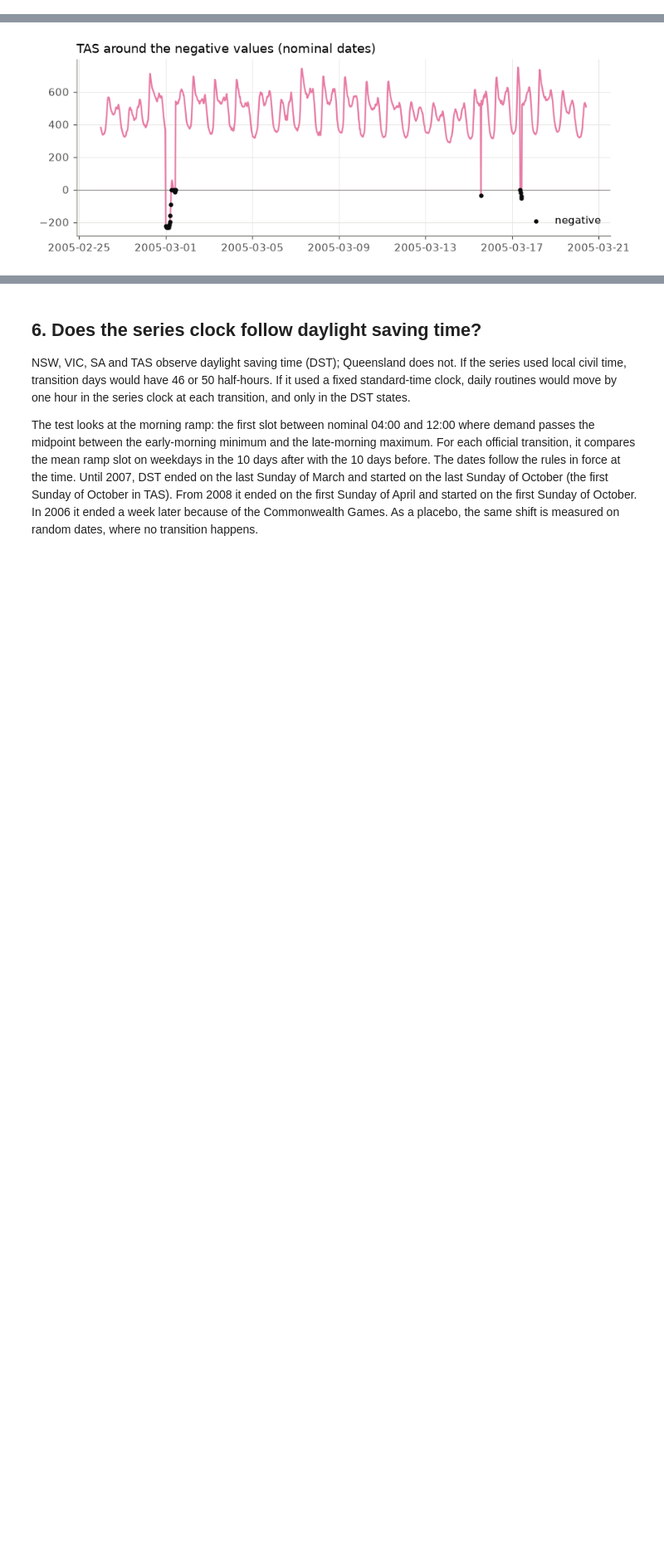
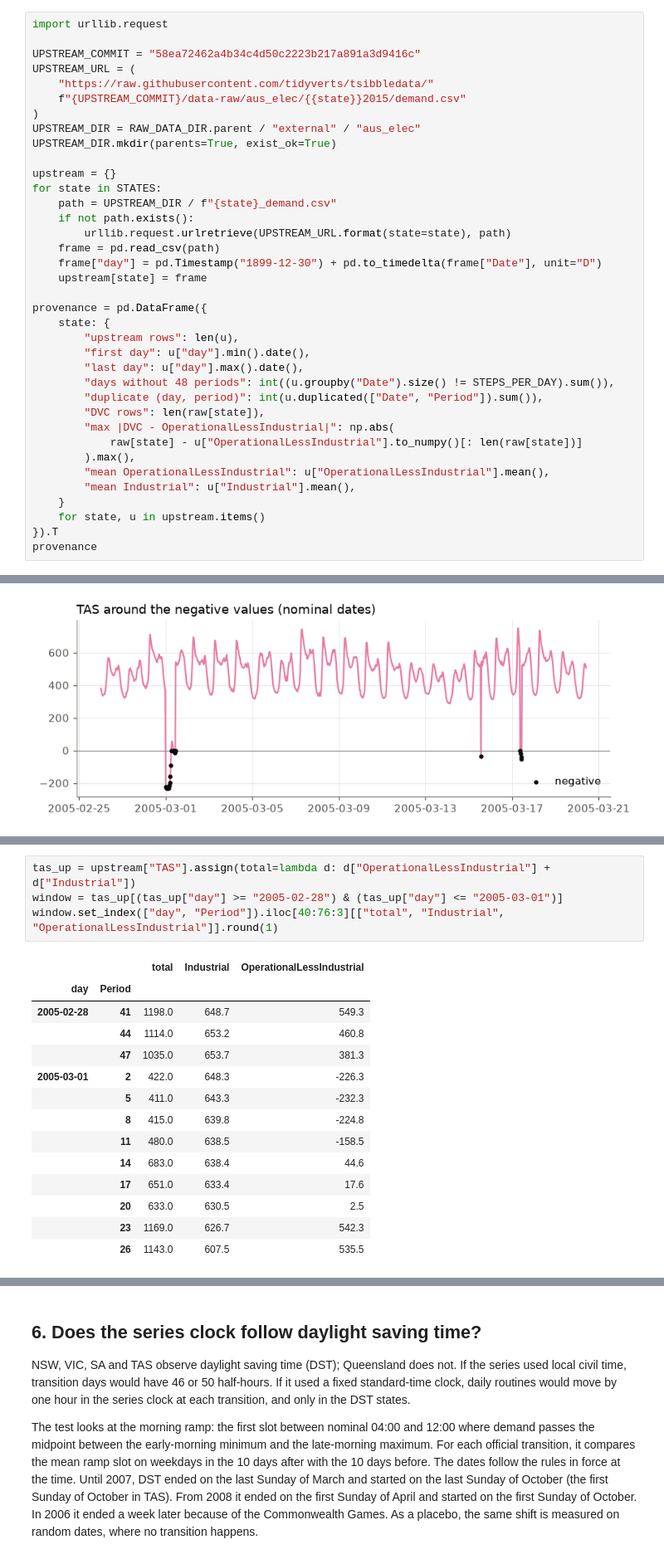
Before and after one commit to mlops-2627q1-mds-upc/MLOps_Endesa, a Jupyter notebook: notebooks/1.0-pp-demand-eda.ipynb, the cells around one changed output, grey strips where cells are left out. Shown at 83% size. Drawn from its saved outputs; the diff is of its cells as text; blank space fills up the shorter version.

```diff
--- a/notebooks/1.0-pp-demand-eda.ipynb
+++ b/notebooks/1.0-pp-demand-eda.ipynb
@@ -110,0 +122,37 @@ catch a mismatch.
+# %%
+import urllib.request
+
+UPSTREAM_COMMIT = "58ea72462a4b34c4d50c2223b217a891a3d9416c"
+UPSTREAM_URL = (
+    "https://raw.githubusercontent.com/tidyverts/tsibbledata/"
+    f"{UPSTREAM_COMMIT}/data-raw/aus_elec/{{state}}2015/demand.csv"
+)
+UPSTREAM_DIR = RAW_DATA_DIR.parent / "external" / "aus_elec"
+UPSTREAM_DIR.mkdir(parents=True, exist_ok=True)
+
+upstream = {}
+for state in STATES:
+    path = UPSTREAM_DIR / f"{state}_demand.csv"
+    if not path.exists():
+        urllib.request.urlretrieve(UPSTREAM_URL.format(state=state), path)
+    frame = pd.read_csv(path)
+    frame["day"] = pd.Timestamp("1899-12-30") + pd.to_timedelta(frame["Date"], unit="D")
+    upstream[state] = frame
+
+provenance = pd.DataFrame({
+    state: {
+        "upstream rows": len(u),
+        "first day": u["day"].min().date(),
+        "last day": u["day"].max().date(),
+        "days without 48 periods": int((u.groupby("Date").size() != STEPS_PER_DAY).sum()),
+        "duplicate (day, period)": int(u.duplicated(["Date", "Period"]).sum()),
+        "DVC rows": len(raw[state]),
+        "max |DVC - OperationalLessIndustrial|": np.abs(
+            raw[state] - u["OperationalLessIndustrial"].to_numpy()[: len(raw[state])]
+        ).max(),
+        "mean OperationalLessIndustrial": u["OperationalLessIndustrial"].mean(),
+        "mean Industrial": u["Industrial"].mean(),
+    }
+    for state, u in upstream.items()
+}).T
+provenance
@@ -305,0 +373,19 @@ the values, flag them, and avoid percentage errors for TAS.
+# %%
+tas_up = upstream["TAS"].assign(total=lambda d: d["OperationalLessIndustrial"] + d["Industrial"])
+window = tas_up[(tas_up["day"] >= "2005-02-28") & (tas_up["day"] <= "2005-03-01")]
+window.set_index(["day", "Period"]).iloc[40:76:3][["total", "Industrial", "OperationalLessIndustrial"]].round(1)
+# %% [output]
+|  |  | total | Industrial | OperationalLessIndustrial |
+| day | Period |  |  |  |
+| 2005-02-28 | 41 | 1198.0 | 648.7 | 549.3 |
+|  | 44 | 1114.0 | 653.2 | 460.8 |
+|  | 47 | 1035.0 | 653.7 | 381.3 |
+| 2005-03-01 | 2 | 422.0 | 648.3 | -226.3 |
+|  | 5 | 411.0 | 643.3 | -232.3 |
+|  | 8 | 415.0 | 639.8 | -224.8 |
+|  | 11 | 480.0 | 638.5 | -158.5 |
+|  | 14 | 683.0 | 638.4 | 44.6 |
+|  | 17 | 651.0 | 633.4 | 17.6 |
+|  | 20 | 633.0 | 630.5 | 2.5 |
+|  | 23 | 1169.0 | 626.7 | 542.3 |
+|  | 26 | 1143.0 | 607.5 | 535.5 |
```
Also changed, not shown: parts of 10 cells of this notebook.
